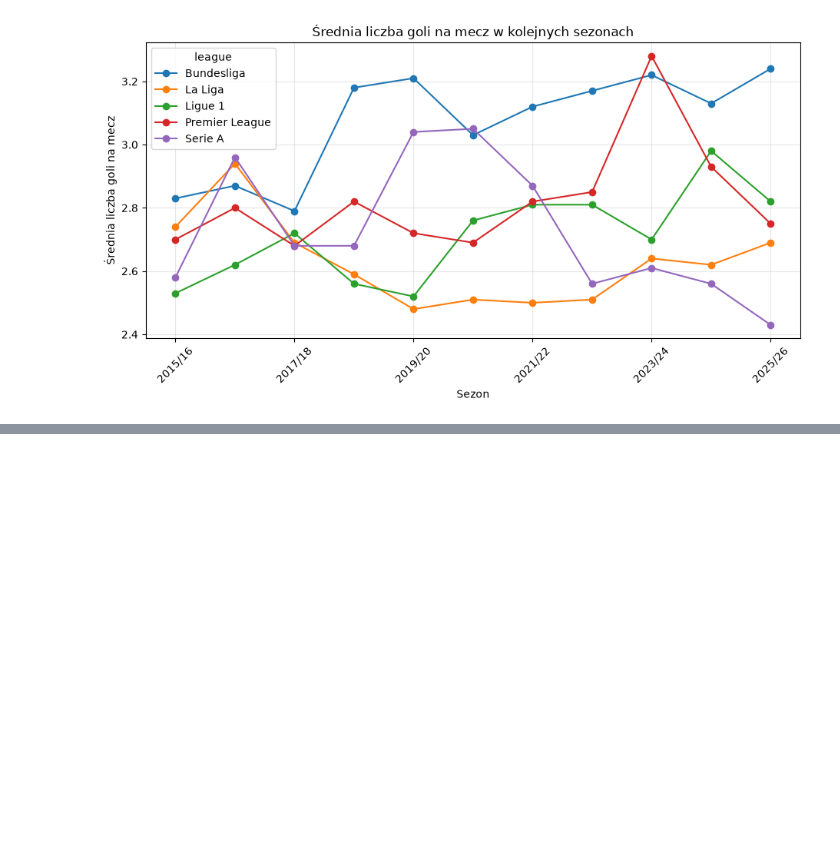
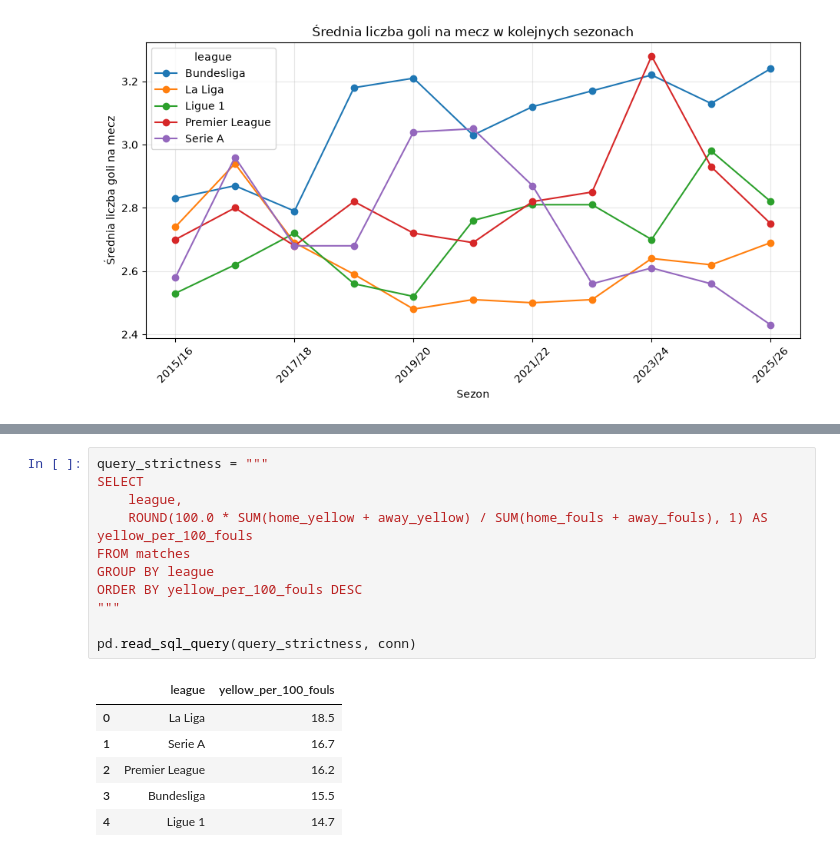
Before and after one commit to igorfliss/football-analysis, a Jupyter notebook: notebooks/01_analysis.ipynb, the cells around one changed output, grey strips where cells are left out. Drawn from its saved outputs; the diff is of its cells as text; blank space fills up the shorter version.

```diff
--- a/notebooks/01_analysis.ipynb
+++ b/notebooks/01_analysis.ipynb
@@ -187,0 +216,18 @@ Bundesliga miała najwyższą średnią liczbę goli na mecz w 8 z 11 sezonów.
+# %%
+query_strictness = """
+SELECT
+    league,
+    ROUND(100.0 * SUM(home_yellow + away_yellow) / SUM(home_fouls + away_fouls), 1) AS yellow_per_100_fouls
+FROM matches
+GROUP BY league
+ORDER BY yellow_per_100_fouls DESC
+"""
+
+pd.read_sql_query(query_strictness, conn)
+# %% [output]
+|  | league | yellow_per_100_fouls |
+| 0 | La Liga | 18.5 |
+| 1 | Serie A | 16.7 |
+| 2 | Premier League | 16.2 |
+| 3 | Bundesliga | 15.5 |
+| 4 | Ligue 1 | 14.7 |
```
Also changed, not shown: parts of 8 cells of this notebook.
